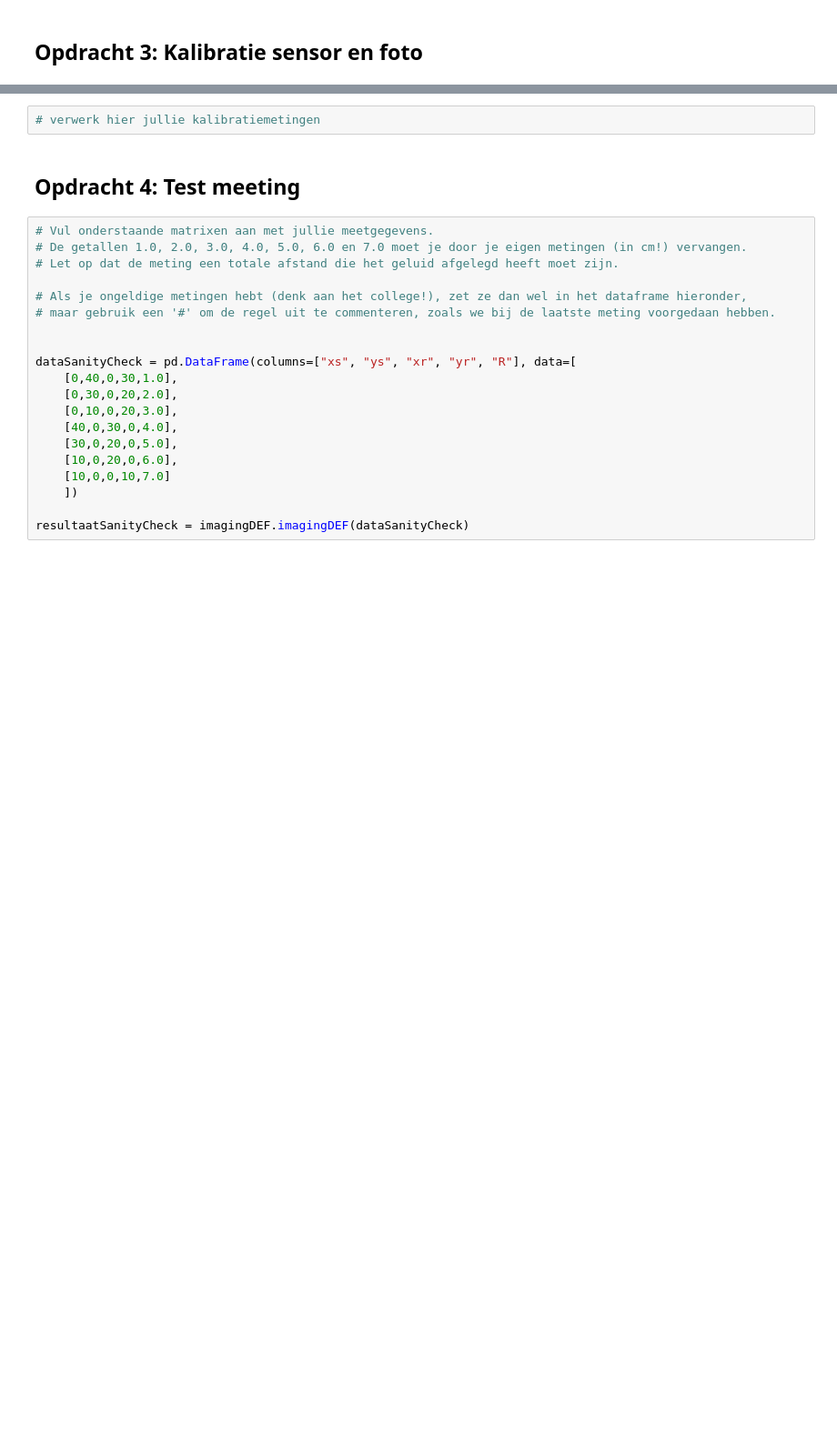
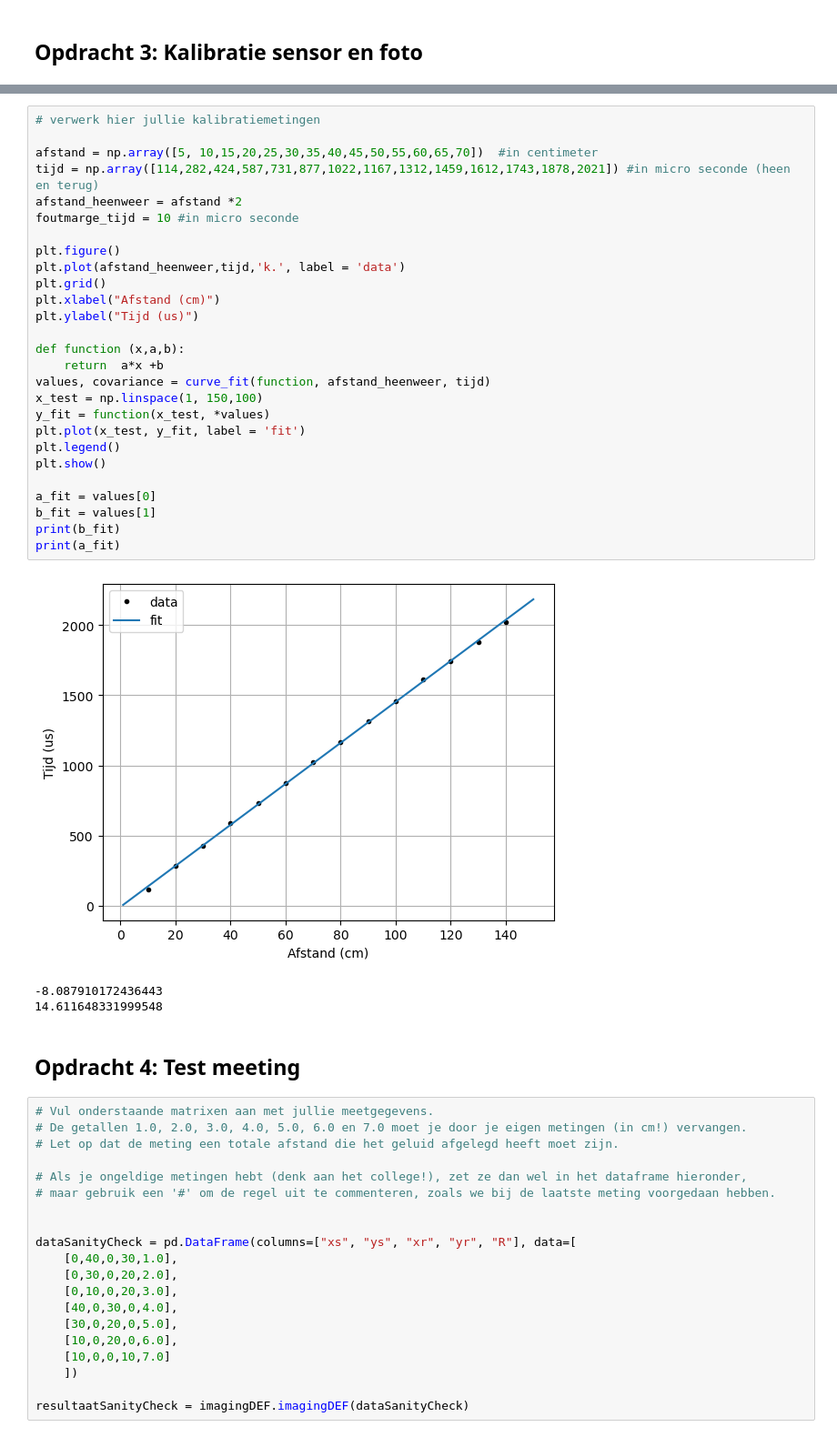
Before and after one commit to elinedeiters-blip/opdrachten-DEF-D, a Jupyter notebook: FysiekeOntwerpopdrachten/4OntwerpEenAlgoritmeEchoAkoestisch/DEFOntwerpopdracht4AlgoritmeInvulTemplate.ipynb, the cells around one changed output, grey strips where cells are left out. Shown at 91% size. Saved outputs shown, nothing was run; the diff lists cells and outputs as text; blank space fills up the shorter version.

```diff
--- a/FysiekeOntwerpopdrachten/4OntwerpEenAlgoritmeEchoAkoestisch/DEFOntwerpopdracht4AlgoritmeInvulTemplate.ipynb
+++ b/FysiekeOntwerpopdrachten/4OntwerpEenAlgoritmeEchoAkoestisch/DEFOntwerpopdracht4AlgoritmeInvulTemplate.ipynb
@@ -42,6 +43,35 @@ kalibratie-opstelling groep [nummer]
 <img src="tudelftLogo.png" width="400">
 # %%
 # verwerk hier jullie kalibratiemetingen
+
+afstand = np.array([5, 10,15,20,25,30,35,40,45,50,55,60,65,70])  #in centimeter
+tijd = np.array([114,282,424,587,731,877,1022,1167,1312,1459,1612,1743,1878,2021]) #in micro seconde (heen en terug)
+afstand_heenweer = afstand *2
+foutmarge_tijd = 10 #in micro seconde
+
+plt.figure()
+plt.plot(afstand_heenweer,tijd,'k.', label = 'data')
+plt.grid()
+plt.xlabel("Afstand (cm)")
+plt.ylabel("Tijd (us)")
+
+def function (x,a,b):
+    return  a*x +b
+values, covariance = curve_fit(function, afstand_heenweer, tijd)
+x_test = np.linspace(1, 150,100)
+y_fit = function(x_test, *values)
+plt.plot(x_test, y_fit, label = 'fit')
+plt.legend()
+plt.show()
+
+a_fit = values[0]
+b_fit = values[1]
+print(b_fit)
+print(a_fit)
+# %% [output]
+[figure, added]
+-8.087910172436443
+14.611648331999548
 # %% [markdown]
 ## Opdracht 4: Test meeting
 # %%
```
Also changed, not shown: parts of 4 cells of this notebook.
